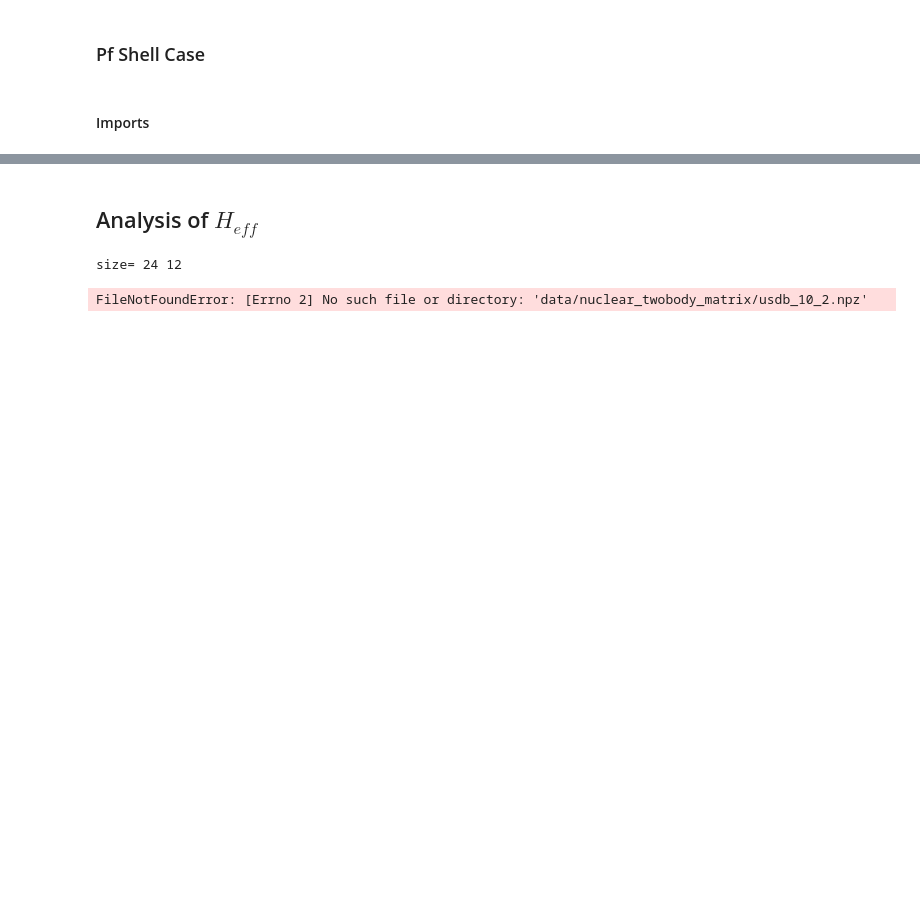
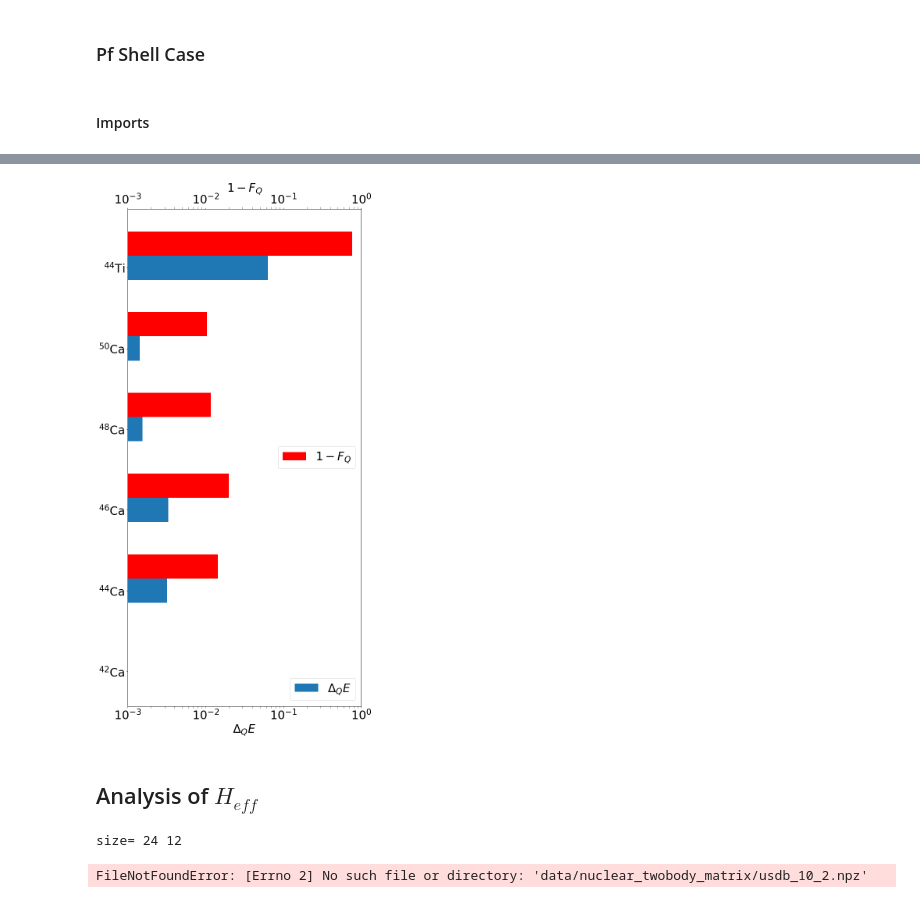
Before and after one commit to emacosta95/2nd_qa4nsm, a Jupyter notebook: AnalysisQHQ.ipynb, the cells around one changed output, grey strips where cells are left out. Saved outputs shown, nothing was run; the diff lists cells and outputs as text; code cells hidden in the pictures; blank space fills up the shorter version.

```diff
--- a/AnalysisQHQ.ipynb
+++ b/AnalysisQHQ.ipynb
@@ -652,31 +680,41 @@ for idx,npart in enumerate(nparts):
 # %%
 # Assuming energy_errors, fidelities, titles are already defined
 fig, ax = plt.subplots(figsize=(10, 20))  # Swap width and height
 
 y_pos = np.arange(len(titles))
 
 # Main horizontal bars
 ax.barh(y=y_pos, width=energy_errors, height=0.3, label=r'$\Delta_Q E$')
 
 # Twin axis for the second set of bars
 ax_twin = ax.twiny()
 ax_twin.barh(y=y_pos + 0.3, width=fidelities, height=0.3, color='red', label=r'$1-F_Q$')
 
 # Set y-ticks to titles
 plt.yticks(y_pos, titles)
 
 # Legends
 ax.legend(fontsize=30,loc='lower right' )
 ax_twin.legend(fontsize=30, loc='center right')
 
 # Tick and label formatting
 ax.tick_params(which='major', labelsize=20)
 ax_twin.tick_params(which='major', labelsize=20)
 ax.set_xlabel(r'$\Delta_Q E$', fontsize=30)
 ax_twin.set_xlabel(r'$1-F_Q$', fontsize=30)
+ax.semilogx()
+ax_twin.semilogx()
+ax.set_xlim([10**-3,1])
+ax_twin.set_xlim([10**-3,1])
+ax.tick_params(which='major', labelsize=30)
+ax.tick_params(which='minor', labelsize=30,length=5)
 
+ax_twin.tick_params(which='minor', labelsize=30,length=5)
+ax_twin.tick_params(which='major', labelsize=30)
 plt.tight_layout()
 plt.show()
+# %% [output]
+[figure, added]
 # %% [markdown]
 ## Analysis of $H_{eff}$
 # %%
```
Also changed, not shown: parts of 12 cells of this notebook, 4 other files.
